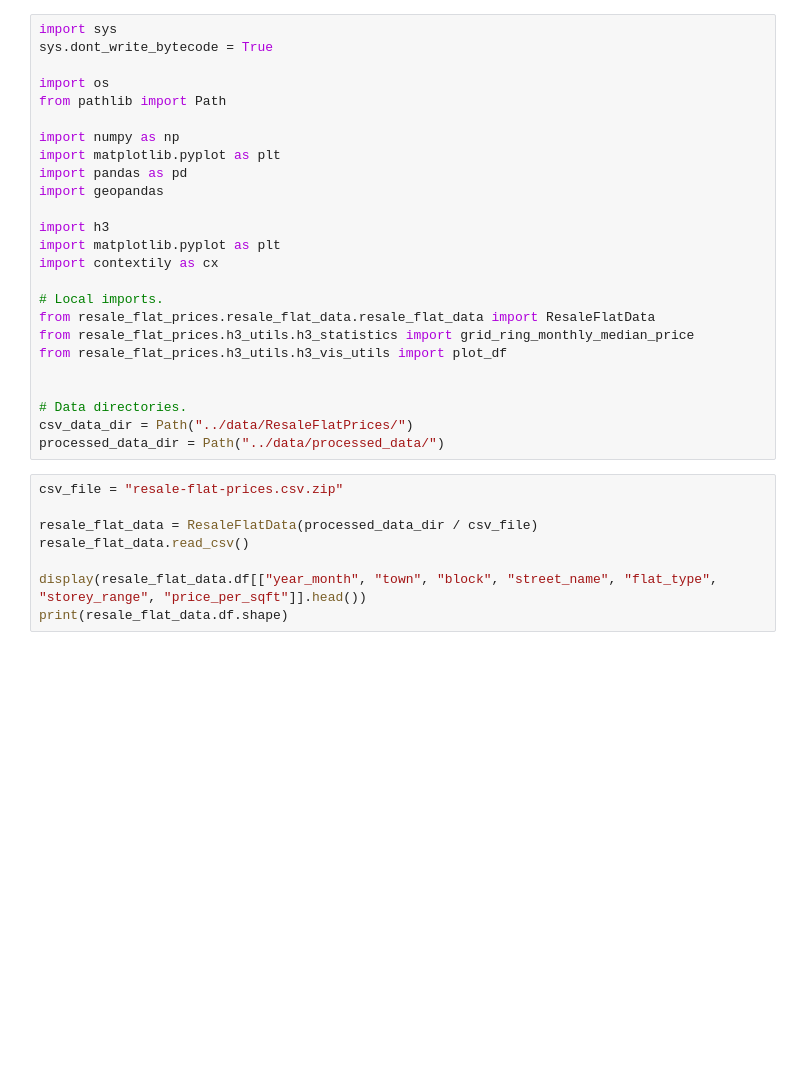
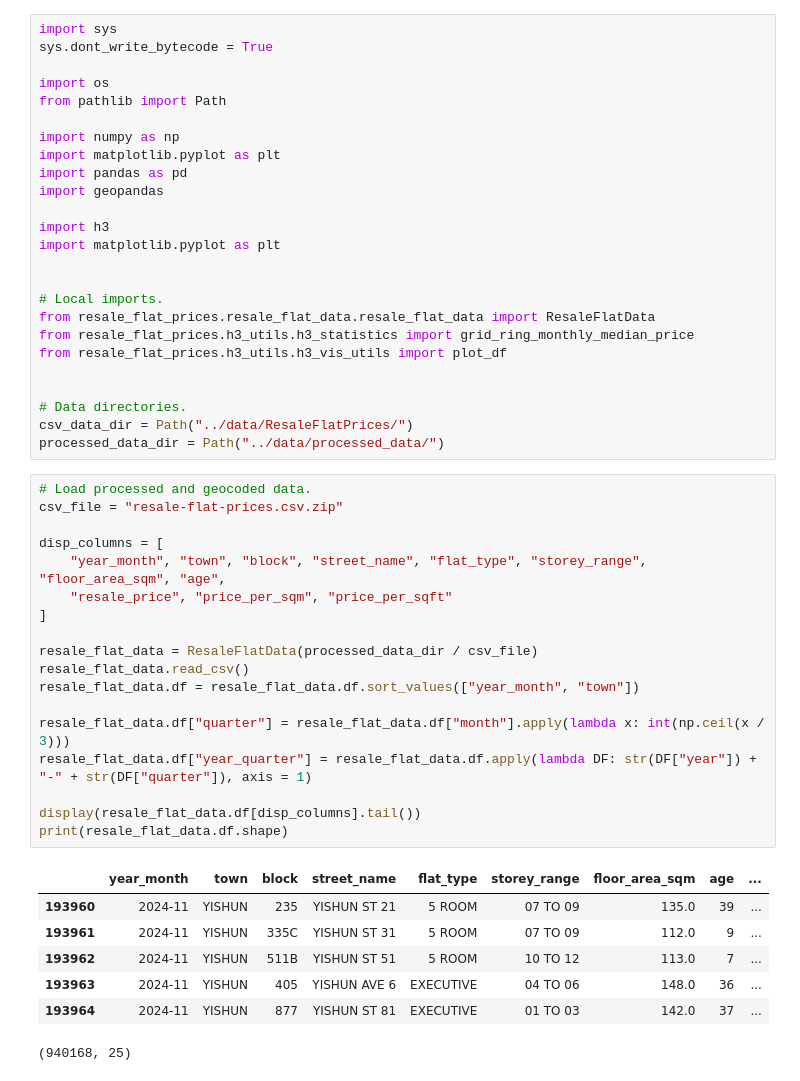
Before and after one commit to natsunoyuki/resale-flat-prices, a Jupyter notebook: notebooks/h3_statistical_analysis.ipynb, the cells around one changed output. Drawn from its saved outputs; the diff is of its cells as text; blank space fills up the shorter version.

```diff
--- a/notebooks/h3_statistical_analysis.ipynb
+++ b/notebooks/h3_statistical_analysis.ipynb
@@ -12,7 +12,7 @@ import geopandas
 
 import h3
 import matplotlib.pyplot as plt
-import contextily as cx
+
 
 # Local imports.
 from resale_flat_prices.resale_flat_data.resale_flat_data import ResaleFlatData
@@ -23,12 +23,30 @@ from resale_flat_prices.h3_utils.h3_vis_utils import plot_df
 # Data directories.
 csv_data_dir = Path("../data/ResaleFlatPrices/")
 processed_data_dir = Path("../data/processed_data/")
-# %%
-csv_file = "resale-flat-prices.csv.zip"
-
-resale_flat_data = ResaleFlatData(processed_data_dir / csv_file)
-resale_flat_data.read_csv()
-
-display(resale_flat_data.df[["year_month", "town", "block", "street_name", "flat_type", "storey_range", "price_per_sqft"]].head())
-print(resale_flat_data.df.shape)
+# %%
+# Load processed and geocoded data.
+csv_file = "resale-flat-prices.csv.zip"
+
+disp_columns = [
+    "year_month", "town", "block", "street_name", "flat_type", "storey_range", "floor_area_sqm", "age",
+    "resale_price", "price_per_sqm", "price_per_sqft"
+]
+
+resale_flat_data = ResaleFlatData(processed_data_dir / csv_file)
+resale_flat_data.read_csv()
+resale_flat_data.df = resale_flat_data.df.sort_values(["year_month", "town"])
+
+resale_flat_data.df["quarter"] = resale_flat_data.df["month"].apply(lambda x: int(np.ceil(x / 3)))
+resale_flat_data.df["year_quarter"] = resale_flat_data.df.apply(lambda DF: str(DF["year"]) + "-" + str(DF["quarter"]), axis = 1)
+
+display(resale_flat_data.df[disp_columns].tail())
+print(resale_flat_data.df.shape)
+# %% [output]
+|  | year_month | town | block | street_name | flat_type | storey_range | floor_area_sqm | age | ... |
+| 193960 | 2024-11 | YISHUN | 235 | YISHUN ST 21 | 5 ROOM | 07 TO 09 | 135.0 | 39 | ... |
+| 193961 | 2024-11 | YISHUN | 335C | YISHUN ST 31 | 5 ROOM | 07 TO 09 | 112.0 | 9 | ... |
+| 193962 | 2024-11 | YISHUN | 511B | YISHUN ST 51 | 5 ROOM | 10 TO 12 | 113.0 | 7 | ... |
+| 193963 | 2024-11 | YISHUN | 405 | YISHUN AVE 6 | EXECUTIVE | 04 TO 06 | 148.0 | 36 | ... |
+| 193964 | 2024-11 | YISHUN | 877 | YISHUN ST 81 | EXECUTIVE | 01 TO 03 | 142.0 | 37 | ... |
+(940168, 25)
 # %%
```
Also changed, not shown: parts of 5 cells of this notebook, 4 other files.
